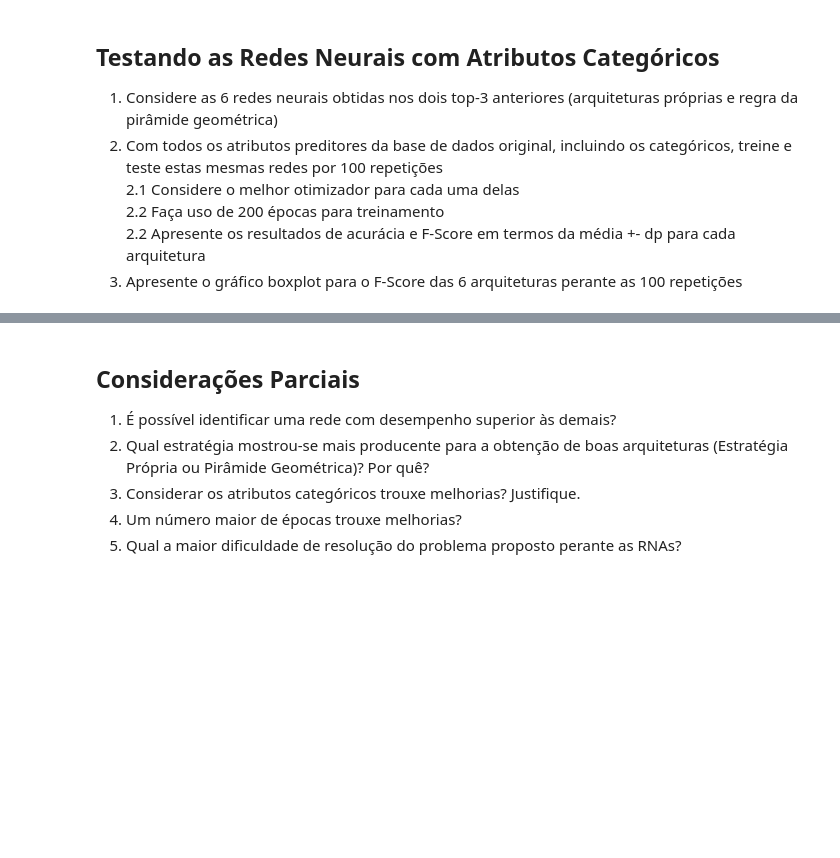
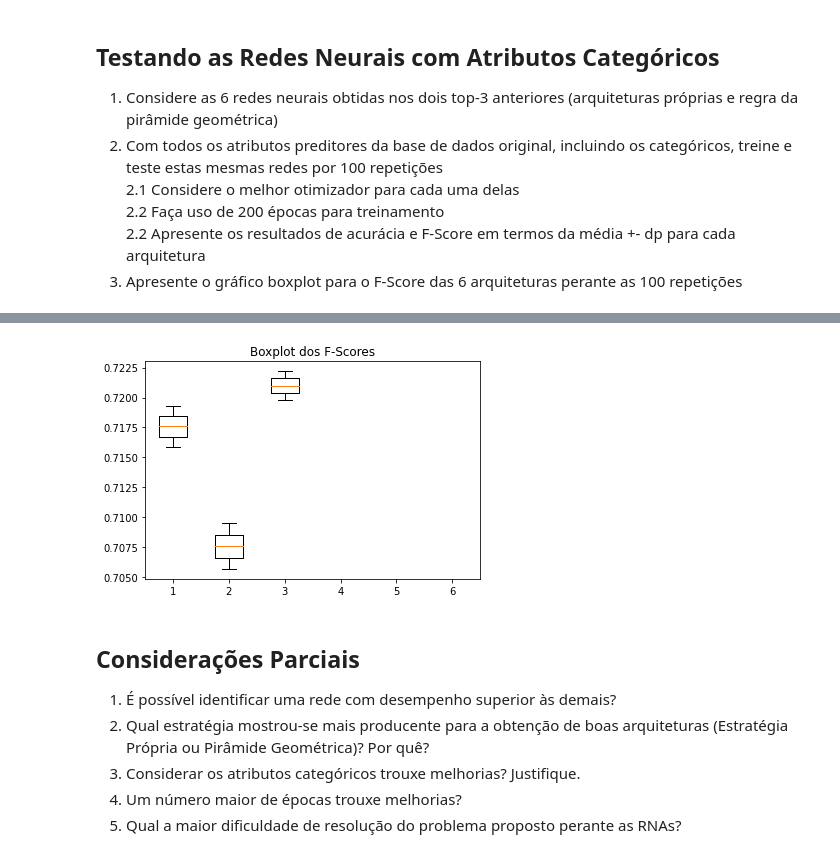
Before and after one commit to Alejandro-RL/Atividade_2.2, a Jupyter notebook: Parte 2/Cópia_de_PP2_2_2_Proposição_e_Avaliação_de_RNAs.ipynb, the cells around one changed output, grey strips where cells are left out. Cells and saved outputs as stored; diff of their text form; code cells hidden in the pictures; blank space fills up the shorter version.

```diff
--- a/Parte 2/Cópia_de_PP2_2_2_Proposição_e_Avaliação_de_RNAs.ipynb
+++ b/Parte 2/Cópia_de_PP2_2_2_Proposição_e_Avaliação_de_RNAs.ipynb
@@ -288,7 +289,7 @@ f1 score:0.16580714390450854
 ## Questão 8 - utilizando otimizador SGD
 # %%
 resultados = []
-for x in range(50):
+for x in range(15):
   #7 e 7.1
   X_train, X_test, y_train, y_test = train_test_split(X, y, test_size= 0.3,train_size= 0.7, shuffle=True)
 
@@ -623,10 +620,10 @@ for i in range(len(f1)):
 for i in range(len(resultado)):
   resultado[i] = acc_m[i] + f1_m[i]
 
-resultado1 = sorted(zip(resultado,indices), reverse=True)[:3]
+resultado2 = sorted(zip(resultado,indices), reverse=True)[:3]
 
 print("Melhores redes:\n")
-for i in resultado1:
+for i in resultado2:
 
   print("Rede de índice: ",i[1])
   print("Acurácia Média: ",acc_m[i[1]])
@@ -657,0 +667,30 @@ F-Score Médio:  0.6824248964644792
+# %%
+#2
+X = df[df.columns[0:54]]
+y = df[df.columns[-1]]
+# %%
+#métricas
+matriz_c = [[] for i in range(len(redes2))]
+acc = [[] for i in range(len(redes2))]
+pre = [[] for i in range(len(redes2))]
+rev = [[] for i in range(len(redes2))]
+f1 = [[] for i in range(len(redes2))]
+
+for i in range(15):
+  #Inicialização
+  X_train, X_test, y_train, y_test = train_test_split(X, y, test_size=0.3,train_size=0.7,shuffle=True)
+
+  #Normalização
+  X_train_std = (X_train - np.mean(X_train))/np.std(X_train)
+  X_test_std = (X_test - np.mean(X_train))/np.std(X_train)
+
+  for j in range(len(redes2)):
+    redes1[j].fit(X_train_std,y_train)
+    a,b,c,d,e = validation(redes1[j], X_test_std,y_test, p = False)
+
+
+    matriz_c[j].append(a)
+    acc[j].append(b)
+    pre[j].append(c)
+    rev[j].append(d)
+    f1[j].append(e)
@@ -658,3 +766,12 @@ F-Score Médio:  0.6824248964644792
+# %%
+#3
+
+fig, ax  = plt.subplots()
+ax.set_title("Boxplot dos F-Scores")
+ax.boxplot(f1[:])
+!
+# %% [output]
+[figure, added]
 # %% [markdown]
 ## Considerações Parciais
 
```
Also changed, not shown: parts of 12 cells of this notebook.
